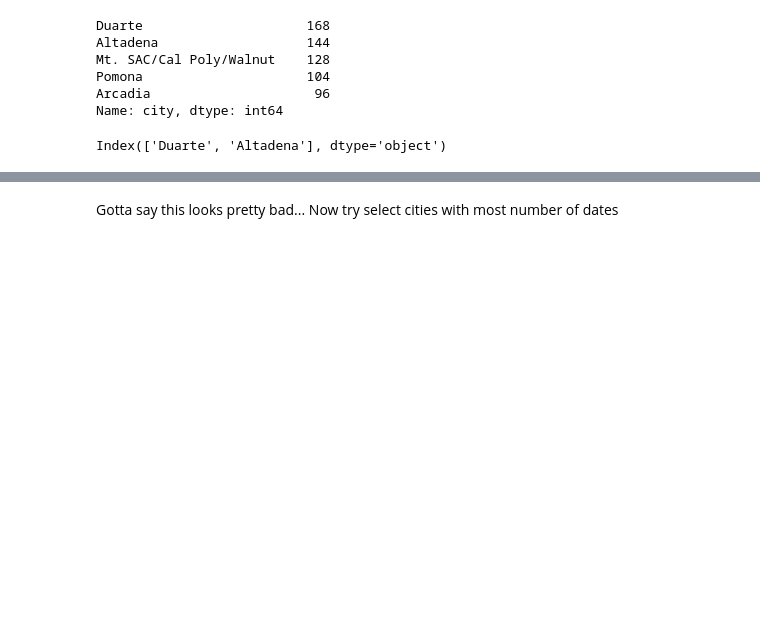
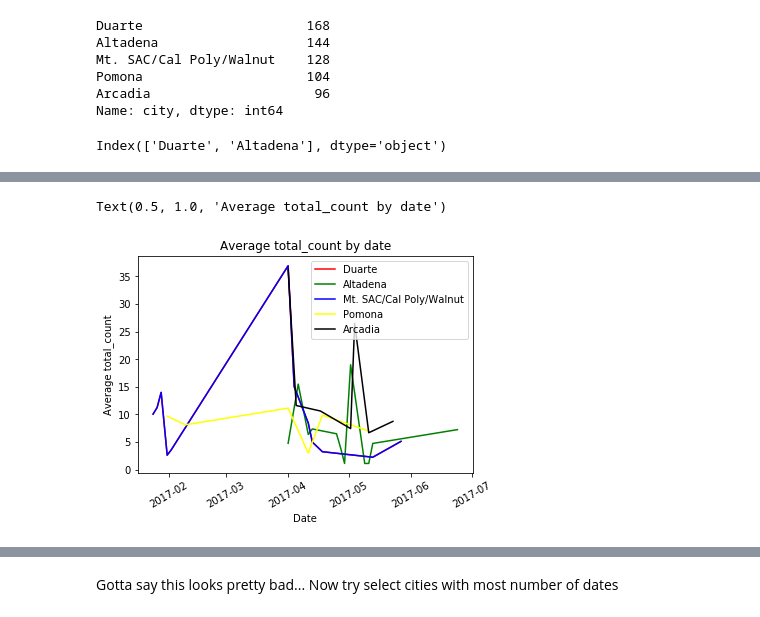
Before and after one commit to zihaoxu/BikeSGV, a Jupyter notebook: notebook/Analysis/03l-starter-code-for-temporal-trends.ipynb, the cells around one changed output, grey strips where cells are left out. Cells and saved outputs as stored; diff of their text form; code cells hidden in the pictures; blank space fills up the shorter version.

```diff
--- a/notebook/Analysis/03l-starter-code-for-temporal-trends.ipynb
+++ b/notebook/Analysis/03l-starter-code-for-temporal-trends.ipynb
@@ -6,8 +6,8 @@ import seaborn as sns
 
 pd.set_option('max_column', 100)
 # %%
-mst_path = '/Users/zihaoxu/R_repos/BikeSGV/datasets/mst/'
-fig_path = '/Users/zihaoxu/R_repos/BikeSGV/export/02_summary_stats_ped/'
+mst_path = '../../datasets/mst/'
+fig_path = '../../export/02_summary_stats_ped/'
 # %%
 df = pd.read_csv(mst_path + 'clean_ped.csv')
 df.head()
@@ -139,0 +182,12 @@ print(sem.shape)
+# %%
+# Perform the same groupby commands
+dua_group = dua.groupby('date').agg(['sum', 'mean'])['total_count'].reset_index()
+alt_group = alt.groupby('date').agg(['sum', 'mean'])['total_count'].reset_index()
+mts_group = dua.groupby('date').agg(['sum', 'mean'])['total_count'].reset_index()
+pom_group = pom.groupby('date').agg(['sum', 'mean'])['total_count'].reset_index()
+arc_group = arc.groupby('date').agg(['sum', 'mean'])['total_count'].reset_index()
+dua_group
+alt_group
+mts_group
+pom_group
+arc_group
@@ -140,3 +203,17 @@ print(sem.shape)
+# %%
+plt.plot(dua_group['date'], dua_group['mean'], color = 'red', label = 'Duarte')
+plt.plot(alt_group['date'], alt_group['mean'], color = 'green', label = 'Altadena')
+plt.plot(mts_group['date'], mts_group['mean'], color = 'blue', label = 'Mt. SAC/Cal Poly/Walnut')
+plt.plot(pom_group['date'], pom_group['mean'], color = 'yellow', label = 'Pomona')
+plt.plot(arc_group['date'], arc_group['mean'], color = 'black', label = 'Arcadia')
+plt.xticks(rotation = 30)
+plt.legend()
+plt.xlabel('Date')
+plt.ylabel('Average total_count')
+plt.title("Average total_count by date")
+# %% [output]
+Text(0.5, 1.0, 'Average total_count by date')
+[figure, added]
 # %%
 # Perform the same groupby commands
 gle_group = gle.groupby('date').agg(['sum', 'mean'])['total_count'].reset_index()
```
Also changed, not shown: parts of 22 cells of this notebook.
